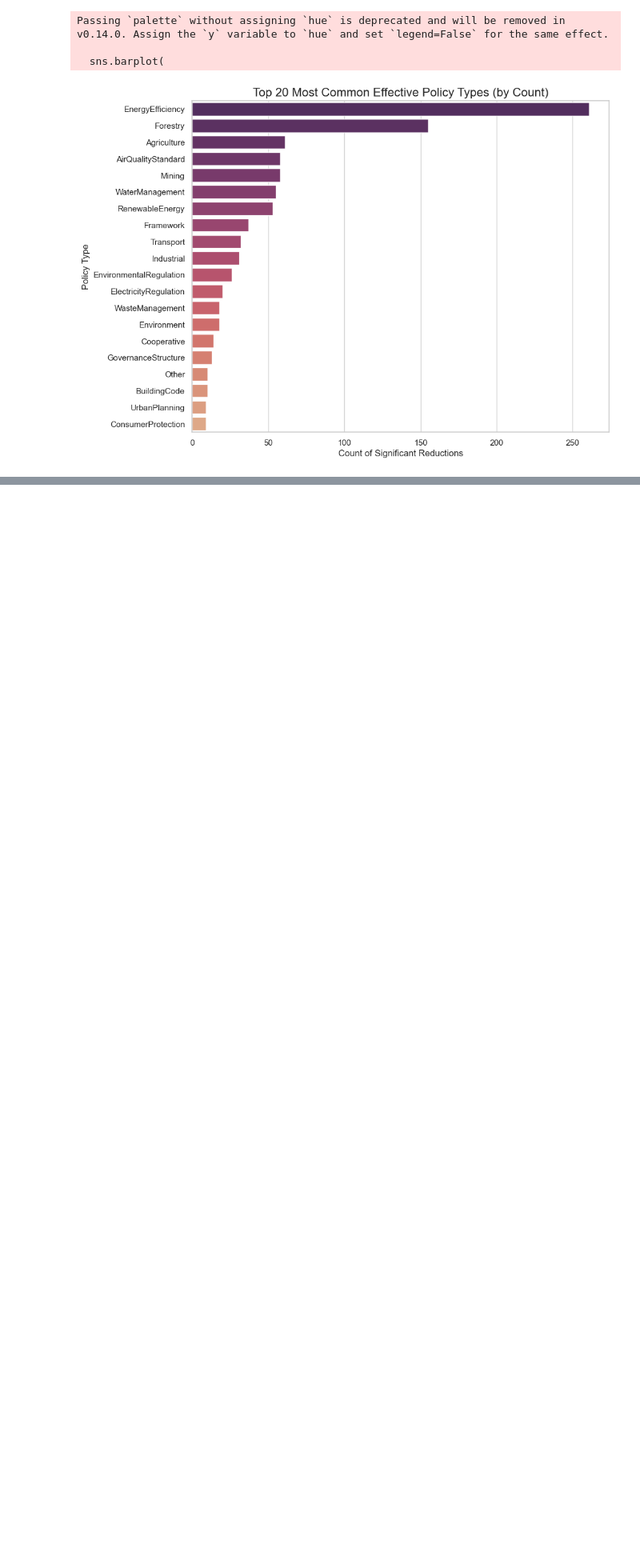
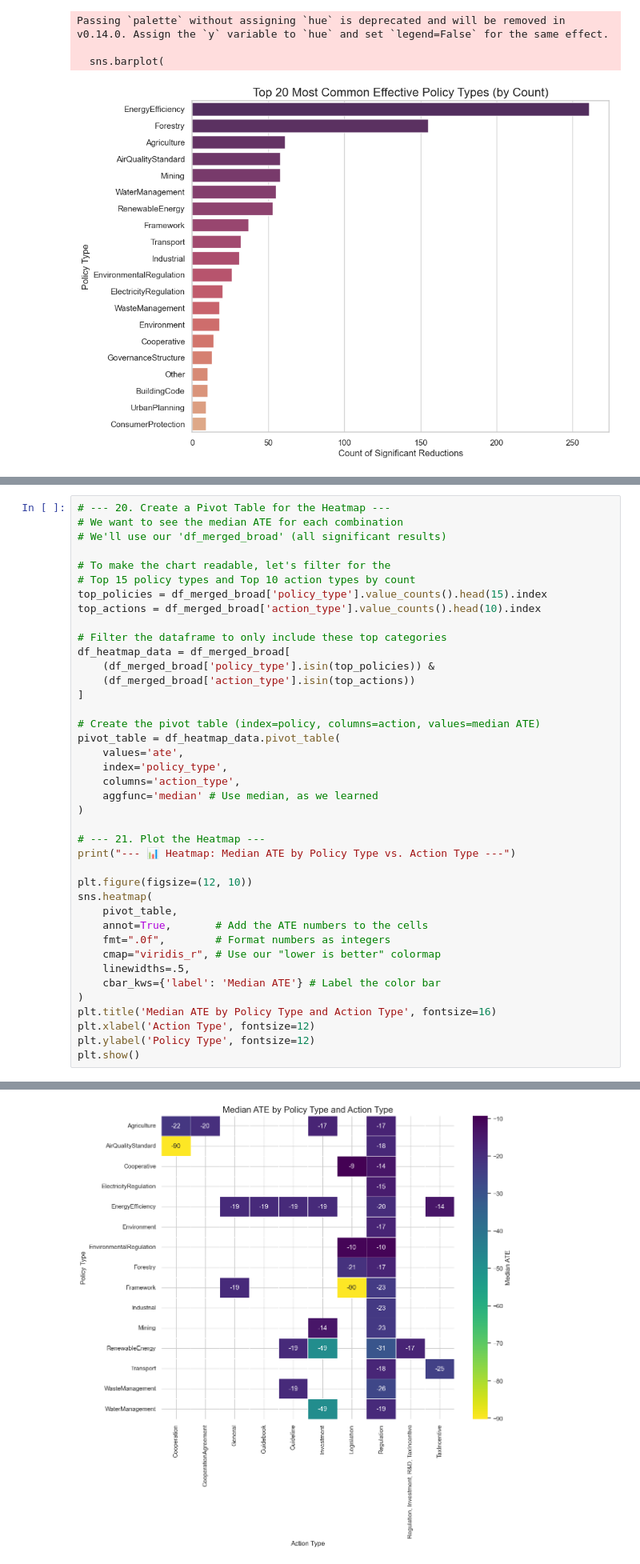
Before and after one commit to Viraj281105/ClimateX, a Jupyter notebook: notebooks/6_Analyze_Impact_Results.ipynb, the cells around one changed output, grey strips where cells are left out. Shown at 80% size. Drawn from its saved outputs; the diff is of its cells as text; blank space fills up the shorter version.

```diff
--- a/notebooks/6_Analyze_Impact_Results.ipynb
+++ b/notebooks/6_Analyze_Impact_Results.ipynb
@@ -371,0 +463,41 @@ Passing `palette` without assigning `hue` is deprecated and will be removed in v
+# %%
+# --- 20. Create a Pivot Table for the Heatmap ---
+# We want to see the median ATE for each combination
+# We'll use our 'df_merged_broad' (all significant results)
+
+# To make the chart readable, let's filter for the
+# Top 15 policy types and Top 10 action types by count
+top_policies = df_merged_broad['policy_type'].value_counts().head(15).index
+top_actions = df_merged_broad['action_type'].value_counts().head(10).index
+
+# Filter the dataframe to only include these top categories
+df_heatmap_data = df_merged_broad[
+    (df_merged_broad['policy_type'].isin(top_policies)) &
+    (df_merged_broad['action_type'].isin(top_actions))
+]
+
+# Create the pivot table (index=policy, columns=action, values=median ATE)
+pivot_table = df_heatmap_data.pivot_table(
+    values='ate',
+    index='policy_type',
+    columns='action_type',
+    aggfunc='median' # Use median, as we learned
+)
+
+# --- 21. Plot the Heatmap ---
+print("--- 📊 Heatmap: Median ATE by Policy Type vs. Action Type ---")
+
+plt.figure(figsize=(12, 10))
+sns.heatmap(
+    pivot_table,
+    annot=True,       # Add the ATE numbers to the cells
+    fmt=".0f",        # Format numbers as integers
+    cmap="viridis_r", # Use our "lower is better" colormap
+    linewidths=.5,
+    cbar_kws={'label': 'Median ATE'} # Label the color bar
+)
+plt.title('Median ATE by Policy Type and Action Type', fontsize=16)
+plt.xlabel('Action Type', fontsize=12)
+plt.ylabel('Policy Type', fontsize=12)
+plt.show()
+# %% [output]
@@ -371,0 +505 @@ Passing `palette` without assigning `hue` is deprecated and will be removed in v
+[figure, added]
```
Also changed, not shown: parts of 4 cells of this notebook.
